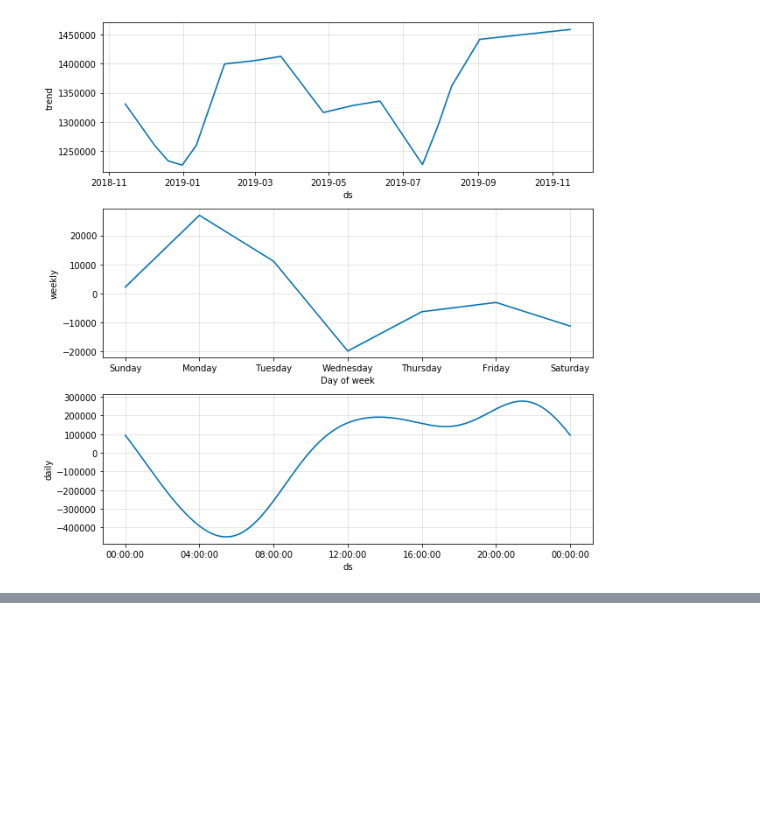
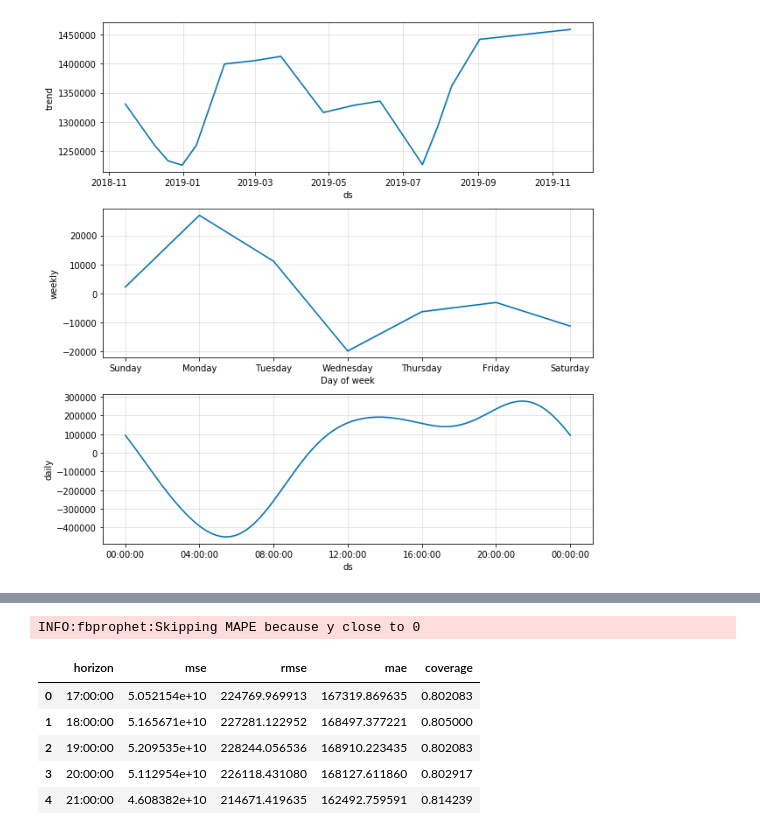
Before and after one commit to Landstein/Water-Treatment-Plant-Power-Predictions, a Jupyter notebook: Facebook Prophet Analysis.ipynb, the cells around one changed output, grey strips where cells are left out. Saved outputs shown, nothing was run; the diff lists cells and outputs as text; code cells hidden in the pictures; blank space fills up the shorter version.

```diff
--- a/Facebook Prophet Analysis.ipynb
+++ b/Facebook Prophet Analysis.ipynb
@@ -134,0 +182,10 @@ m.plot_components(forecast);
+# %%
+performance_metrics(df_cv).head()
+# %% [output]
+INFO:fbprophet:Skipping MAPE because y close to 0
+|  | horizon | mse | rmse | mae | coverage |
+| 0 | 17:00:00 | 5.052154e+10 | 224769.969913 | 167319.869635 | 0.802083 |
+| 1 | 18:00:00 | 5.165671e+10 | 227281.122952 | 168497.377221 | 0.805000 |
+| 2 | 19:00:00 | 5.209535e+10 | 228244.056536 | 168910.223435 | 0.802083 |
+| 3 | 20:00:00 | 5.112954e+10 | 226118.431080 | 168127.611860 | 0.802917 |
+| 4 | 21:00:00 | 4.608382e+10 | 214671.419635 | 162492.759591 | 0.814239 |
```
Also changed, not shown: parts of 11 cells of this notebook.
